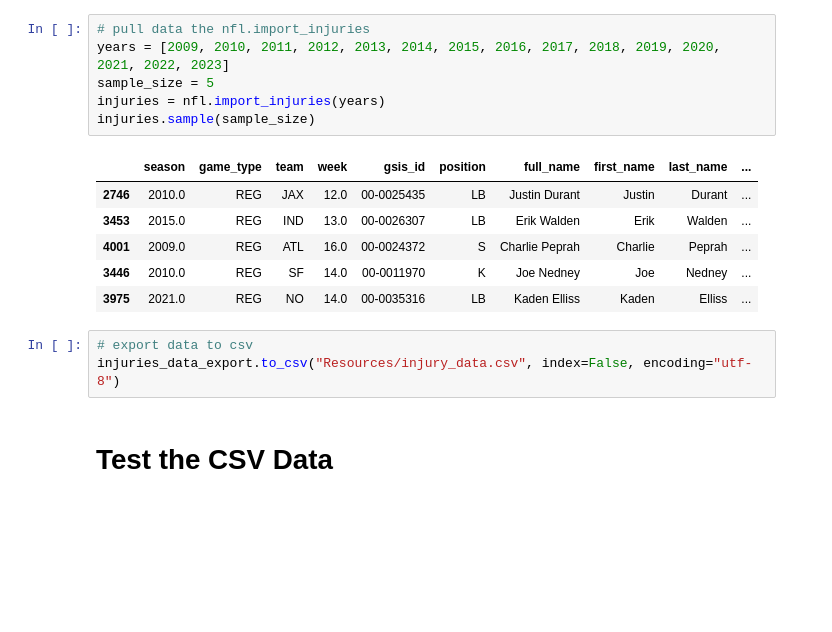
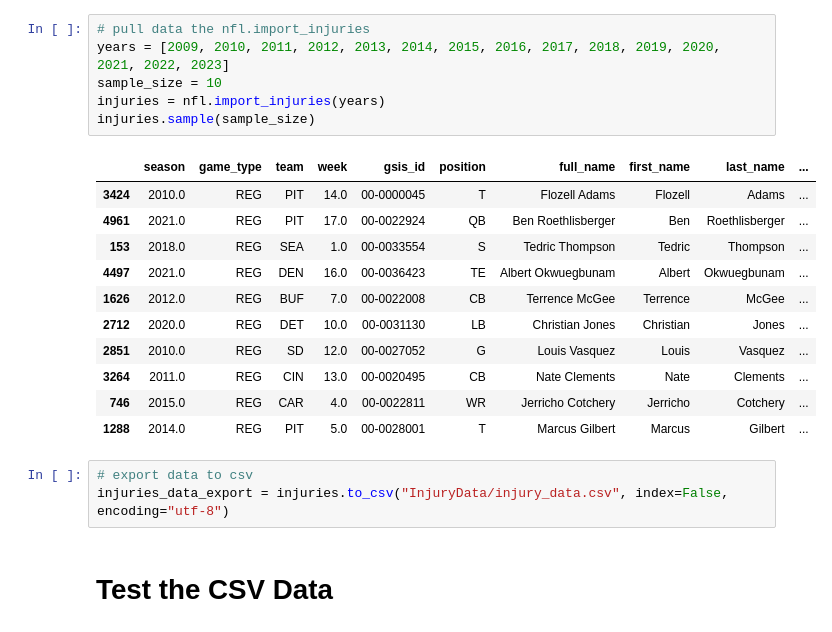
Before and after one commit to davisdw/NFL_Penalty_Injury_-_Draft_Data_Prediction, a Jupyter notebook: nfl_injury_data.ipynb, the cells around one changed output. Drawn from its saved outputs; the diff is of its cells as text; blank space fills up the shorter version.

```diff
--- a/nfl_injury_data.ipynb
+++ b/nfl_injury_data.ipynb
@@ -17,19 +29,24 @@ injury_data = pd.read_csv("../Super_Grp_1_Proj_3/InjuryData/InjuryRecord.csv")
 # %%
 # pull data the nfl.import_injuries
 years = [2009, 2010, 2011, 2012, 2013, 2014, 2015, 2016, 2017, 2018, 2019, 2020, 2021, 2022, 2023]
-sample_size = 5
+sample_size = 10
 injuries = nfl.import_injuries(years)
 injuries.sample(sample_size)
 # %% [output]
 |  | season | game_type | team | week | gsis_id | position | full_name | first_name | last_name | ... |
-| 2746 | 2010.0 | REG | JAX | 12.0 | 00-0025435 | LB | Justin Durant | Justin | Durant | ... |
-| 3453 | 2015.0 | REG | IND | 13.0 | 00-0026307 | LB | Erik Walden | Erik | Walden | ... |
-| 4001 | 2009.0 | REG | ATL | 16.0 | 00-0024372 | S | Charlie Peprah | Charlie | Peprah | ... |
-| 3446 | 2010.0 | REG | SF | 14.0 | 00-0011970 | K | Joe Nedney | Joe | Nedney | ... |
-| 3975 | 2021.0 | REG | NO | 14.0 | 00-0035316 | LB | Kaden Elliss | Kaden | Elliss | ... |
+| 3424 | 2010.0 | REG | PIT | 14.0 | 00-0000045 | T | Flozell Adams | Flozell | Adams | ... |
+| 4961 | 2021.0 | REG | PIT | 17.0 | 00-0022924 | QB | Ben Roethlisberger | Ben | Roethlisberger | ... |
+| 153 | 2018.0 | REG | SEA | 1.0 | 00-0033554 | S | Tedric Thompson | Tedric | Thompson | ... |
+| 4497 | 2021.0 | REG | DEN | 16.0 | 00-0036423 | TE | Albert Okwuegbunam | Albert | Okwuegbunam | ... |
+| 1626 | 2012.0 | REG | BUF | 7.0 | 00-0022008 | CB | Terrence McGee | Terrence | McGee | ... |
+| 2712 | 2020.0 | REG | DET | 10.0 | 00-0031130 | LB | Christian Jones | Christian | Jones | ... |
+| 2851 | 2010.0 | REG | SD | 12.0 | 00-0027052 | G | Louis Vasquez | Louis | Vasquez | ... |
+| 3264 | 2011.0 | REG | CIN | 13.0 | 00-0020495 | CB | Nate Clements | Nate | Clements | ... |
+| 746 | 2015.0 | REG | CAR | 4.0 | 00-0022811 | WR | Jerricho Cotchery | Jerricho | Cotchery | ... |
+| 1288 | 2014.0 | REG | PIT | 5.0 | 00-0028001 | T | Marcus Gilbert | Marcus | Gilbert | ... |
 # %%
 # export data to csv
-injuries_data_export.to_csv("Resources/injury_data.csv", index=False, encoding="utf-8")
+injuries_data_export = injuries.to_csv("InjuryData/injury_data.csv", index=False, encoding="utf-8")
 # %% [markdown]
 # Test the CSV Data
 # %%
```
Also changed, not shown: parts of 22 cells of this notebook, 1 other file.
